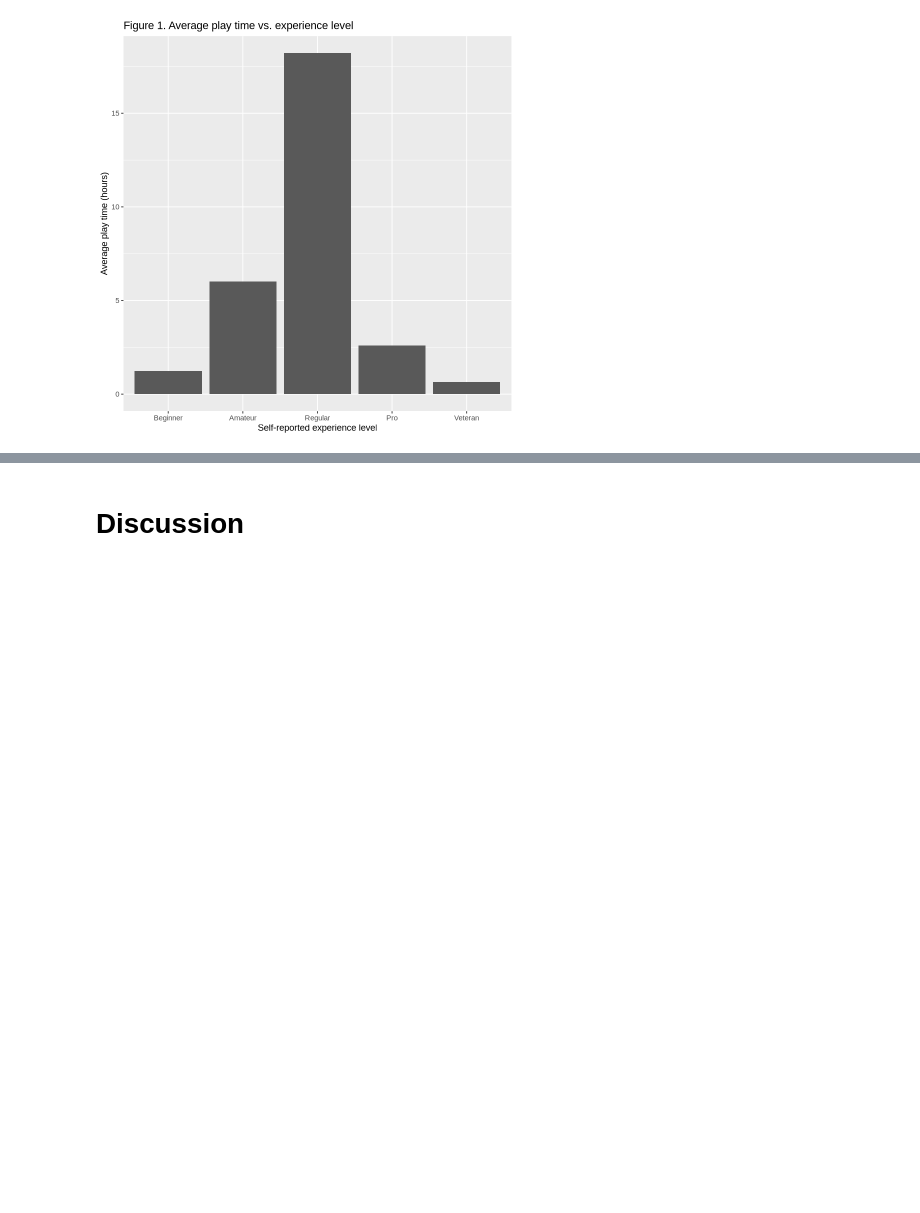
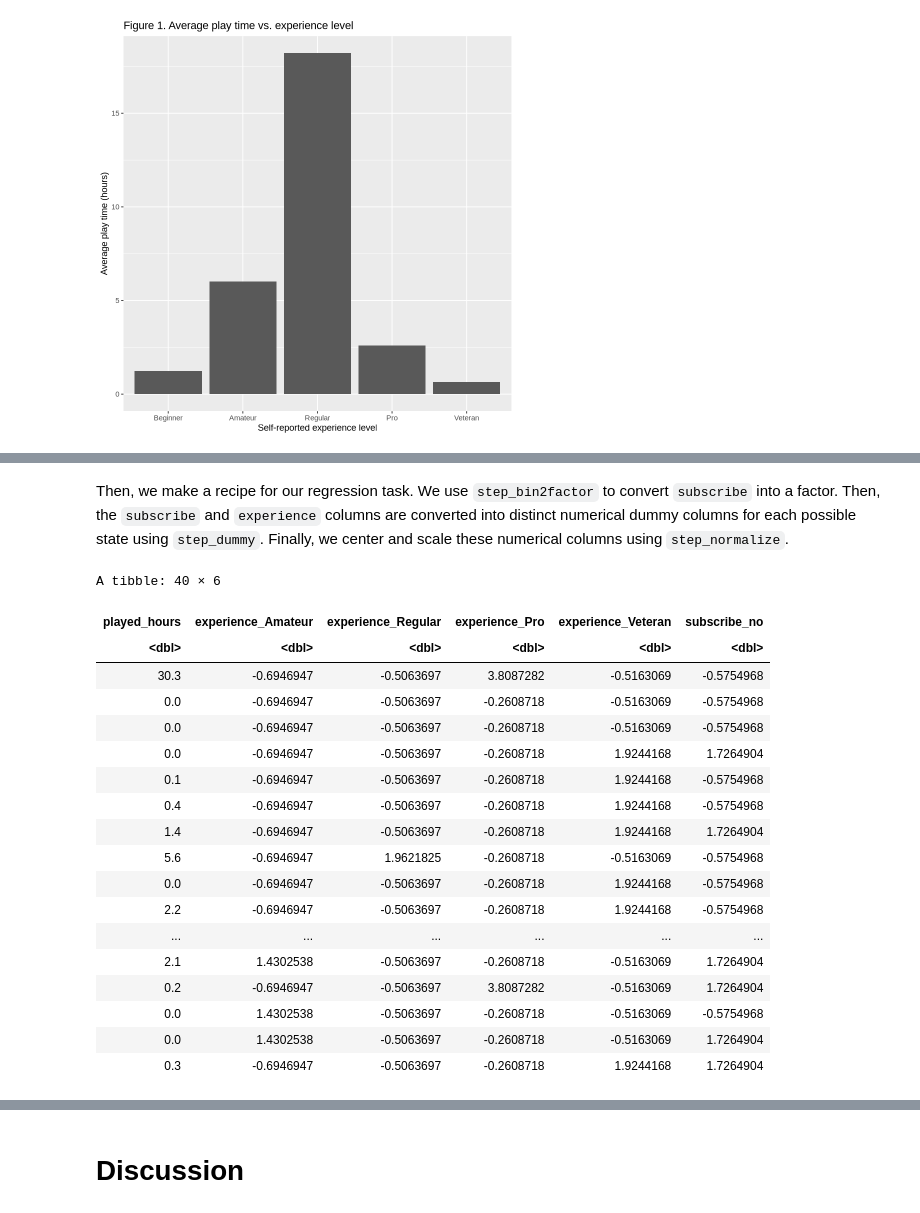
Before and after one commit to Xh193/ubc-dsci100-21, a Jupyter notebook: group-project.ipynb, the cells around one changed output, grey strips where cells are left out. Cells and saved outputs as stored; diff of their text form; code cells hidden in the pictures; blank space fills up the shorter version.

```diff
--- a/group-project.ipynb
+++ b/group-project.ipynb
@@ -102,0 +173,28 @@ ggplot(players_avg, aes(x = experience, y = avg_played_hours)) +
+# %% [markdown]
+Then, we make a recipe for our regression task. We use `step_bin2factor` to convert `subscribe` into a factor. Then, the `subscribe` and `experience` columns are converted into distinct numerical dummy columns for each possible state using `step_dummy`. Finally, we center and scale these numerical columns using `step_normalize`.
+# %%
+experience_recipe <- recipe(played_hours ~ experience + subscribe, players_train) |>
+    step_bin2factor(subscribe) |>
+    step_dummy(all_predictors()) |>
+    step_normalize(all_predictors())
+experience_recipe |> prep() |> bake(players_test)
+# %% [output]
+A tibble: 40 × 6
+| played_hours | experience_Amateur | experience_Regular | experience_Pro | experience_Veteran | subscribe_no |
+| <dbl> | <dbl> | <dbl> | <dbl> | <dbl> | <dbl> |
+| 30.3 | -0.6946947 | -0.5063697 | 3.8087282 | -0.5163069 | -0.5754968 |
+| 0.0 | -0.6946947 | -0.5063697 | -0.2608718 | -0.5163069 | -0.5754968 |
+| 0.0 | -0.6946947 | -0.5063697 | -0.2608718 | -0.5163069 | -0.5754968 |
+| 0.0 | -0.6946947 | -0.5063697 | -0.2608718 | 1.9244168 | 1.7264904 |
+| 0.1 | -0.6946947 | -0.5063697 | -0.2608718 | 1.9244168 | -0.5754968 |
+| 0.4 | -0.6946947 | -0.5063697 | -0.2608718 | 1.9244168 | -0.5754968 |
+| 1.4 | -0.6946947 | -0.5063697 | -0.2608718 | 1.9244168 | 1.7264904 |
+| 5.6 | -0.6946947 | 1.9621825 | -0.2608718 | -0.5163069 | -0.5754968 |
+| 0.0 | -0.6946947 | -0.5063697 | -0.2608718 | 1.9244168 | -0.5754968 |
+| 2.2 | -0.6946947 | -0.5063697 | -0.2608718 | 1.9244168 | -0.5754968 |
+| ... | ... | ... | ... | ... | ... |
+| 2.1 | 1.4302538 | -0.5063697 | -0.2608718 | -0.5163069 | 1.7264904 |
+| 0.2 | -0.6946947 | -0.5063697 | 3.8087282 | -0.5163069 | 1.7264904 |
+| 0.0 | 1.4302538 | -0.5063697 | -0.2608718 | -0.5163069 | -0.5754968 |
+| 0.0 | 1.4302538 | -0.5063697 | -0.2608718 | -0.5163069 | 1.7264904 |
+| 0.3 | -0.6946947 | -0.5063697 | -0.2608718 | 1.9244168 | 1.7264904 |
```
Also changed, not shown: parts of 22 cells of this notebook.
